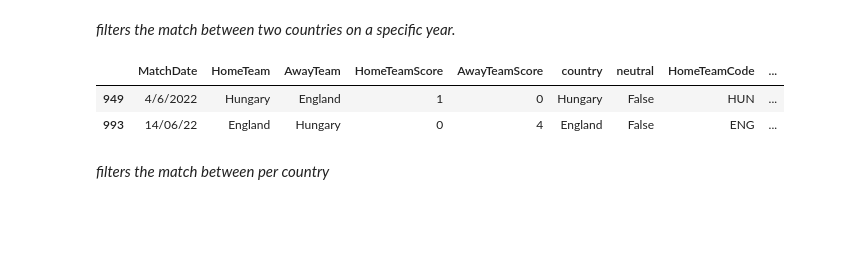
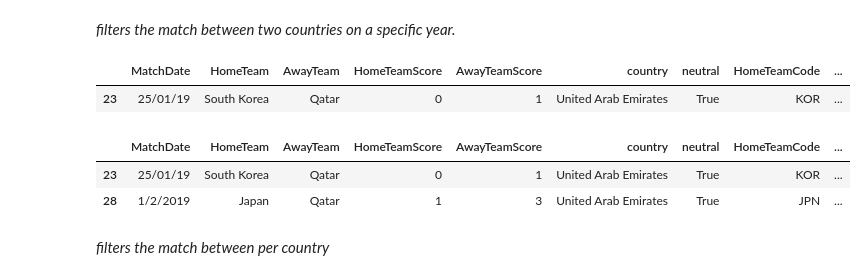
Before and after one commit to henockmamo54/match_data_filter, a Jupyter notebook: match_data_filter.ipynb, the cells around one changed output. Saved outputs shown, nothing was run; the diff lists cells and outputs as text; code cells hidden in the pictures; blank space fills up the shorter version.

```diff
--- a/match_data_filter.ipynb
+++ b/match_data_filter.ipynb
@@ -62,11 +77,16 @@ find_match("England:Hungary")
     filters the match between two countries on a specific year.
     </i>
 # %%
-find_match_per_year("England:Hungary",2022)
+find_match_per_year("South Korea: Qatar",2019)
 # %% [output]
 |  | MatchDate | HomeTeam | AwayTeam | HomeTeamScore | AwayTeamScore | country | neutral | HomeTeamCode | ... |
-| 949 | 4/6/2022 | Hungary | England | 1 | 0 | Hungary | False | HUN | ... |
-| 993 | 14/06/22 | England | Hungary | 0 | 4 | England | False | ENG | ... |
+| 23 | 25/01/19 | South Korea | Qatar | 0 | 1 | United Arab Emirates | True | KOR | ... |
+# %%
+find_match_per_year_percountries("South Korea: Qatar","Japan: Qatar",2019)
+# %% [output]
+|  | MatchDate | HomeTeam | AwayTeam | HomeTeamScore | AwayTeamScore | country | neutral | HomeTeamCode | ... |
+| 23 | 25/01/19 | South Korea | Qatar | 0 | 1 | United Arab Emirates | True | KOR | ... |
+| 28 | 1/2/2019 | Japan | Qatar | 1 | 3 | United Arab Emirates | True | JPN | ... |
 # %% [markdown]
 <i>
     filters the match between per country
```
Also changed, not shown: parts of 4 cells of this notebook.
